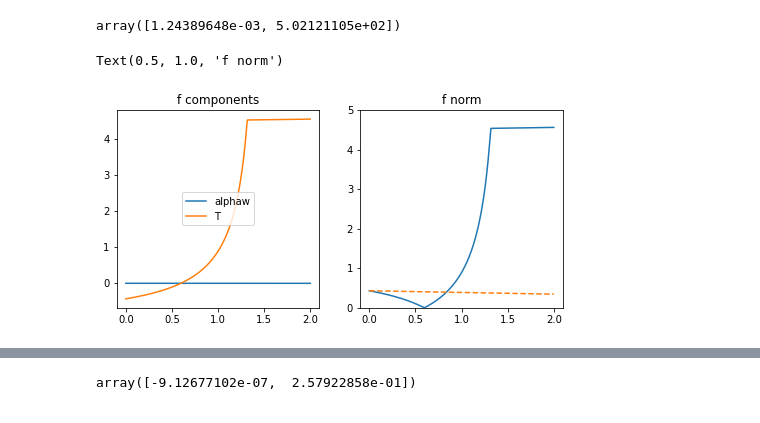
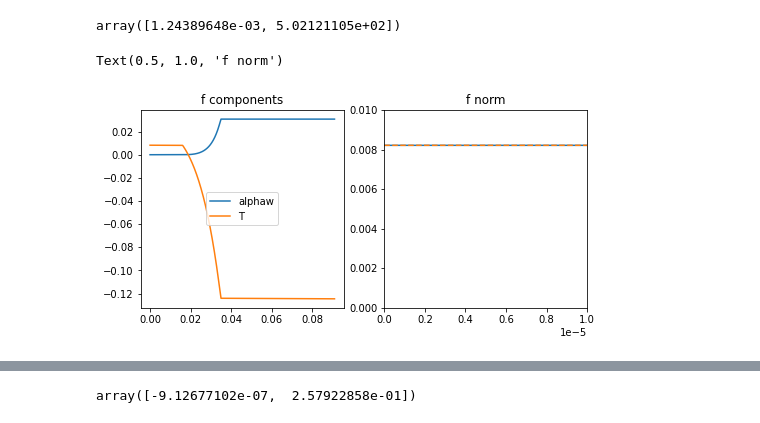
Before and after one commit to fredriclam/iapws95_light, a Jupyter notebook: WLMA_tester.ipynb, the cells around one changed output, grey strips where cells are left out. Saved outputs shown, nothing was run; the diff lists cells and outputs as text; code cells hidden in the pictures.

```diff
--- a/WLMA_tester.ipynb
+++ b/WLMA_tester.ipynb
@@ -914,0 +1142,27 @@ mg_p_calc.ravel()[_ind], mg_p_target.ravel()[_ind]
+# %%
+# For highly incompressible, low-water component:
+# Use initial T guess, and bisection search over water density
+# ya, yw, ym
+
+_loc_T = 501.8211525221583
+_f_from_rho_w = lambda rho_w: kern(yw * rho_mix / rho_w, _loc_T)[0]
+_loc_rhow_range = np.linspace(950,1160, 100)
+_f_in_range = np.array([_f_from_rho_w(rho_w) for rho_w in _loc_rhow_range])
+plt.plot(_loc_rhow_range, _f_in_range)
+
+_a, _b = 950, 1160
+_bisection_count = 16
+
+# Bisect for volume condition using water density as a variable
+for i in range(_bisection_count):
+  _m = 0.5 * (_a + _b)
+  if _f_from_rho_w(_m)[1] * _f_from_rho_w(_a)[1] < 0:
+    # m & a different sign; replace b
+    _b = _m
+  else:
+    _a = _m
+_a, _b, _f_from_rho_w(_a)
+
+_alphaw_test = yw * rho_mix / _a
+mix_impedance = _alphaw_test / (_a + float_mix_functions.sound_speed(_a, _loc_T)) + (1 - _alphaw_test) / (np.sqrt(rho_m0 * K))
+1/(rho_mix*mix_impedance)
@@ -1468,38 +1795,47 @@ U_center
 array([1.24389648e-03, 5.02121105e+02])
 # %%
 ''' Plot line search landscape '''
+
+alpha_center, T_center = 7.50000250e-04, 3.90947728e+02
 
 # Compute state and slope at center
 U_center = np.array([alpha_center, T_center])
 f_center, J_center, _, _, flag_center = float_mix_functions.kernel2_WLMA(
     alpha_center, T_center,
     input["vol_energy"], input["rho_mix"], input["yw"], input["ya"],
     K, p_m0, rho_m0, c_v_m0, R_a, gamma_a)
 # Compute line constraint
 dU = -np.linalg.solve(J_center, f_center)
 # Define line parametrized by t
 line_t = lambda t: U_center + t * dU
-_t_range = np.linspace(0,2,500)
+_t_range = np.linspace(0,.091,500)
 
 kern = lambda U: float_mix_functions.kernel2_WLMA(
     U[0], U[1],
     input["vol_energy"], input["rho_mix"], input["yw"], input["ya"],
     K, p_m0, rho_m0, c_v_m0, R_a, gamma_a)
 _f_range = np.array([kern(line_t(t))[0] for t in _t_range])
+_misc_range = [kern(line_t(t))[2:] for t in _t_range]
+_x_range = [kern(line_t(t))[2]["x"] for t in _t_range]
+_p_range = [kern(line_t(t))[3] for t in _t_range]
+_flag_range = [kern(line_t(t))[4] for t in _t_range]
+
 
 plt.figure(figsize=(8,8))
 plt.subplot(2,2,1)
 plt.plot(_t_range, _f_range[:,0])
 plt.plot(_t_range, _f_range[:,1])
 plt.title("f components")
 plt.legend(["alphaw", "T"], loc="center")
 plt.subplot(2,2,2)
 plt.plot(_t_range, np.linalg.norm(_f_range, axis=-1))
-plt.ylim(0, 5)
+plt.ylim(0, .01)
+plt.xlim(0, 0.00001)
+
 armijo_line = (1.0 - _t_range * 0.1) * np.linalg.norm(f_center)
 plt.plot(_t_range, armijo_line, '--')
 
 plt.title("f norm")
 # %% [output]
 Text(0.5, 1.0, 'f norm')
-[figure, old version]
+[figure, new version]
```
Also changed, not shown: parts of 35 cells of this notebook.
